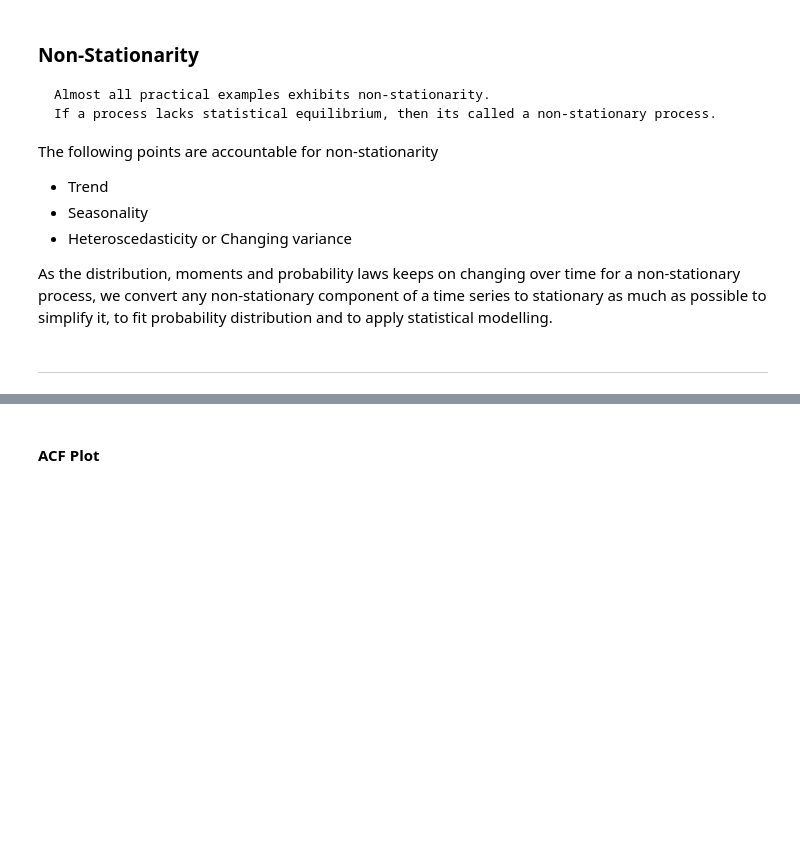
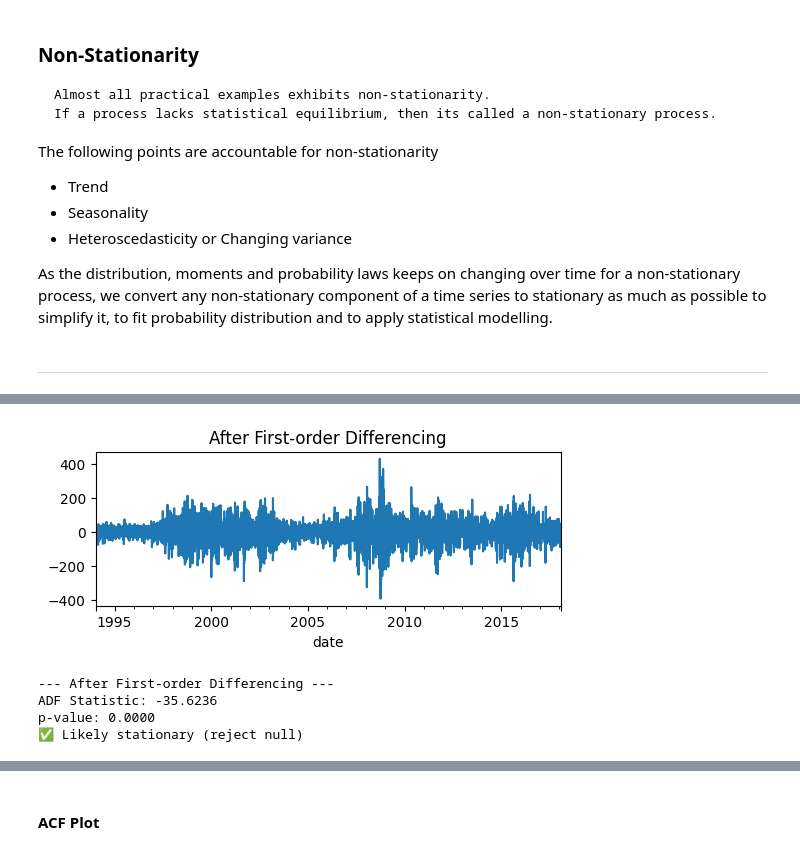
Before and after one commit to Abhijithv61/Time-Series-Analysis, a Jupyter notebook: Time Series Analysis.ipynb, the cells around one changed output, grey strips where cells are left out. Cells and saved outputs as stored; diff of their text form; code cells hidden in the pictures; blank space fills up the shorter version.

```diff
--- a/Time Series Analysis.ipynb
+++ b/Time Series Analysis.ipynb
@@ -442,0 +592,11 @@ As the distribution, moments and probability laws keeps on changing over time fo
+# %%
+diff1 = df_comp['market_value'].diff()
+diff1.plot(figsize=(6,2), title="After First-order Differencing")
+plt.show()
+adf_test(diff1, "After First-order Differencing")
+# %% [output]
+[figure, added]
+--- After First-order Differencing ---
+ADF Statistic: -35.6236
+p-value: 0.0000
+✅ Likely stationary (reject null)
```
Also changed, not shown: parts of 39 cells of this notebook.
